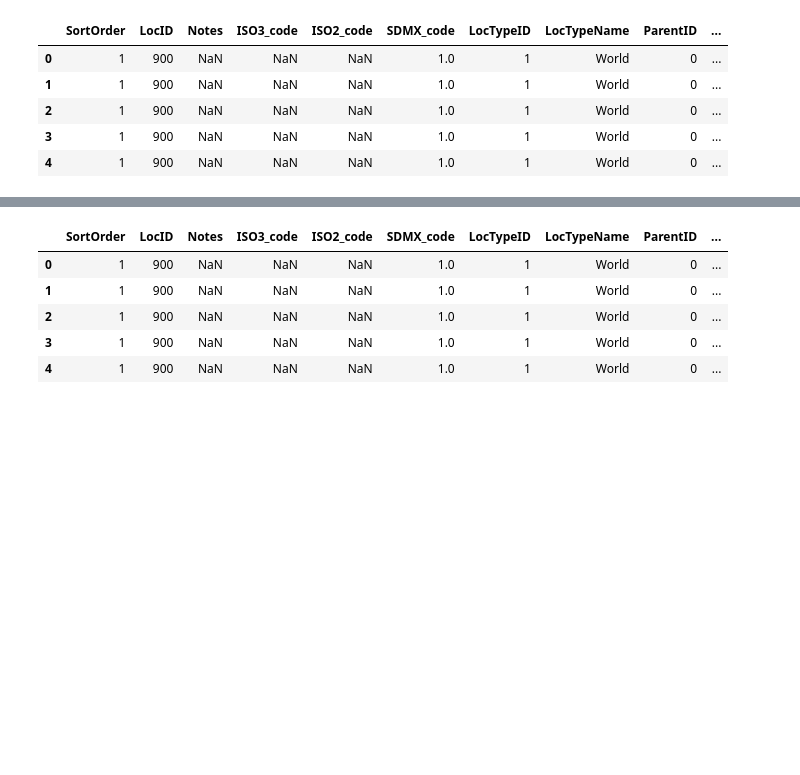
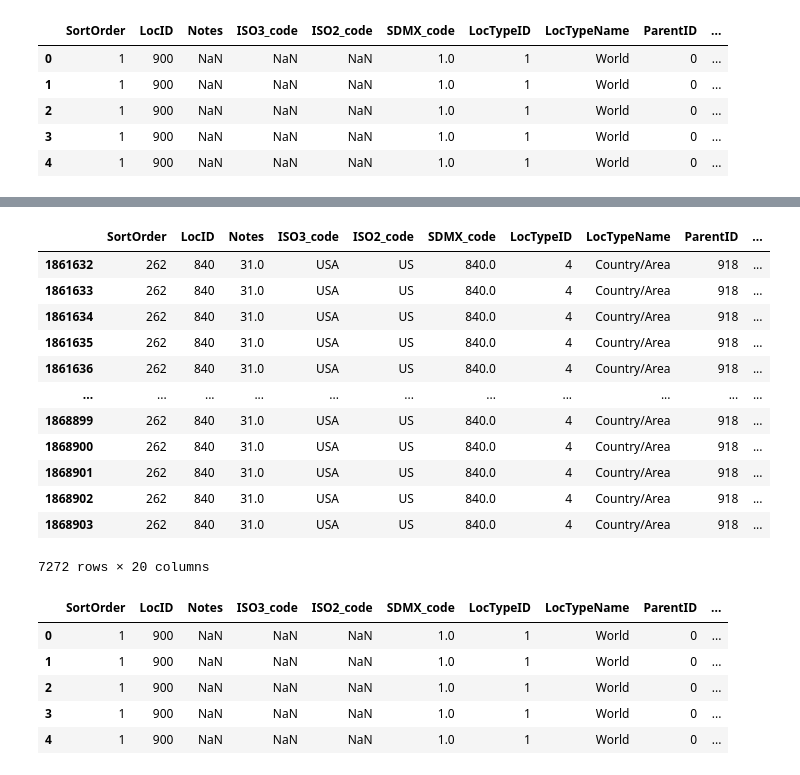
Before and after one commit to maximarbuzov/maxim, a Jupyter notebook: Untitled9.ipynb, the cells around one changed output, grey strips where cells are left out. Saved outputs shown, nothing was run; the diff lists cells and outputs as text; code cells hidden in the pictures; blank space fills up the shorter version.

```diff
--- a/Untitled9.ipynb
+++ b/Untitled9.ipynb
@@ -55,3 +229,21 @@ data4.head()
+# %%
+data4=data4[data4.Location=='United States of America']
+# %%
+data4
+# %% [output]
+|  | SortOrder | LocID | Notes | ISO3_code | ISO2_code | SDMX_code | LocTypeID | LocTypeName | ParentID | ... |
+| 1861632 | 262 | 840 | 31.0 | USA | US | 840.0 | 4 | Country/Area | 918 | ... |
+| 1861633 | 262 | 840 | 31.0 | USA | US | 840.0 | 4 | Country/Area | 918 | ... |
+| 1861634 | 262 | 840 | 31.0 | USA | US | 840.0 | 4 | Country/Area | 918 | ... |
+| 1861635 | 262 | 840 | 31.0 | USA | US | 840.0 | 4 | Country/Area | 918 | ... |
+| 1861636 | 262 | 840 | 31.0 | USA | US | 840.0 | 4 | Country/Area | 918 | ... |
+| ... | ... | ... | ... | ... | ... | ... | ... | ... | ... | ... |
+| 1868899 | 262 | 840 | 31.0 | USA | US | 840.0 | 4 | Country/Area | 918 | ... |
+| 1868900 | 262 | 840 | 31.0 | USA | US | 840.0 | 4 | Country/Area | 918 | ... |
+| 1868901 | 262 | 840 | 31.0 | USA | US | 840.0 | 4 | Country/Area | 918 | ... |
+| 1868902 | 262 | 840 | 31.0 | USA | US | 840.0 | 4 | Country/Area | 918 | ... |
+| 1868903 | 262 | 840 | 31.0 | USA | US | 840.0 | 4 | Country/Area | 918 | ... |
+7272 rows × 20 columns
 # %%
 data5=pd.read_csv("http://intersyn.net/Population2.csv")
 # %%
```
Also changed, not shown: parts of 24 cells of this notebook.
